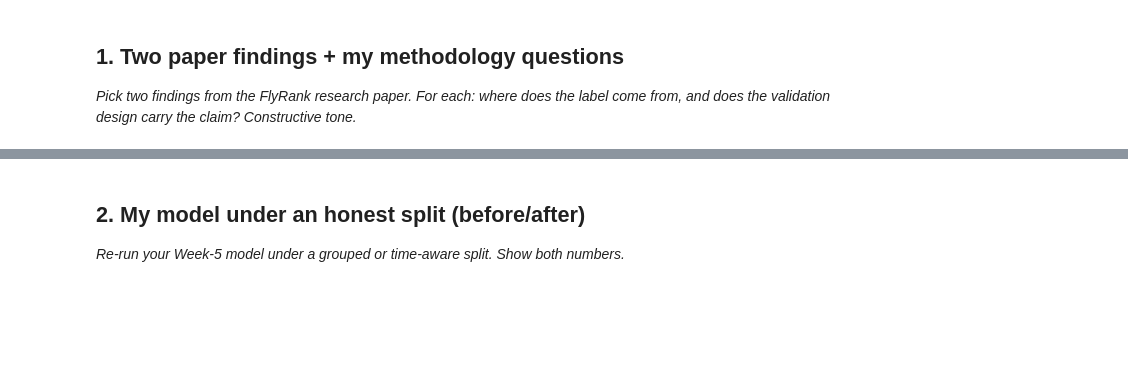
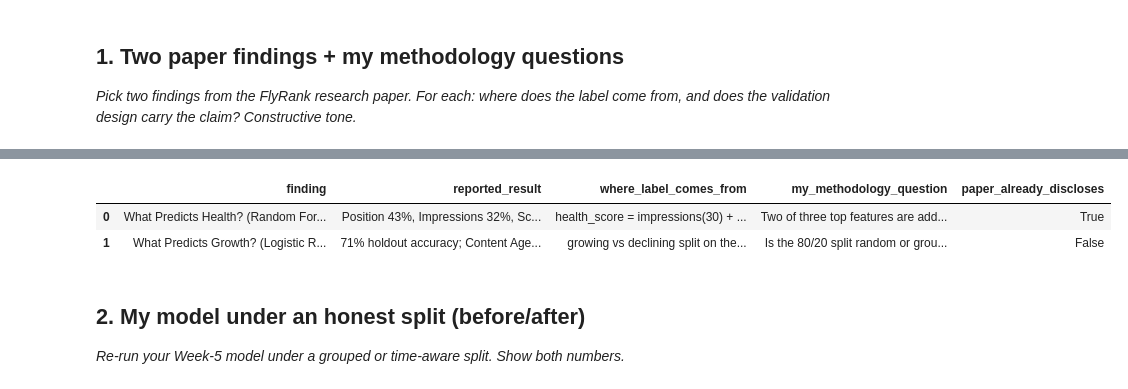
Before and after one commit to abdulhadi2005ag-cmd/flyrank-ml-internship-hadii, a Jupyter notebook: work/notebooks/w06_validation_audit.ipynb, the cells around one changed output, grey strips where cells are left out. Cells and saved outputs as stored; diff of their text form; code cells hidden in the pictures; blank space fills up the shorter version.

```diff
--- a/work/notebooks/w06_validation_audit.ipynb
+++ b/work/notebooks/w06_validation_audit.ipynb
@@ -16,3 +77,28 @@ This skeleton is yours to fill. Work the sections **in order** — each one has
+# %%
+# This cell is for CODE (numbers, a query, a check).
+# Write your text answer in the cell ABOVE this one — typing sentences here breaks Run All.
+paper_audit = pd.DataFrame([
+    {
+        "finding": "What Predicts Health? (Random Forest importance for health_score)",
+        "reported_result": "Position 43%, Impressions 32%, Scroll Depth 15% importance",
+        "where_label_comes_from": "health_score = impressions(30) + position(30) + ctr(20) + scroll_depth(20) -- a composite the paper itself defines on the Methodology page",
+        "my_methodology_question": "Two of three top features are addends inside the label's own formula (Type-1 label-derived leakage) -- does importance add information beyond the scoring formula?",
+        "paper_already_discloses": True,
+    },
+    {
+        "finding": "What Predicts Growth? (Logistic Regression, 71% holdout accuracy)",
+        "reported_result": "71% holdout accuracy; Content Age = strongest negative signal",
+        "where_label_comes_from": "growing vs declining split on the 61.8K active-content sample, 80/20 holdout (Methodology page)",
+        "my_methodology_question": "Is the 80/20 split random or grouped by the 57 brands? And what is the base rate of 'growing' in the holdout, so 71% can be read as skill-above-baseline?",
+        "paper_already_discloses": False,
+    },
+])
+pd.set_option("display.max_colwidth", None)
+paper_audit
+# %% [output]
+|  | finding | reported_result | where_label_comes_from | my_methodology_question | paper_already_discloses |
+| 0 | What Predicts Health? (Random For... | Position 43%, Impressions 32%, Sc... | health_score = impressions(30) + ... | Two of three top features are add... | True |
+| 1 | What Predicts Growth? (Logistic R... | 71% holdout accuracy; Content Age... | growing vs declining split on the... | Is the 80/20 split random or grou... | False |
 # %% [markdown]
 ## 2. My model under an honest split (before/after)
 
```
Also changed, not shown: parts of 15 cells of this notebook.
